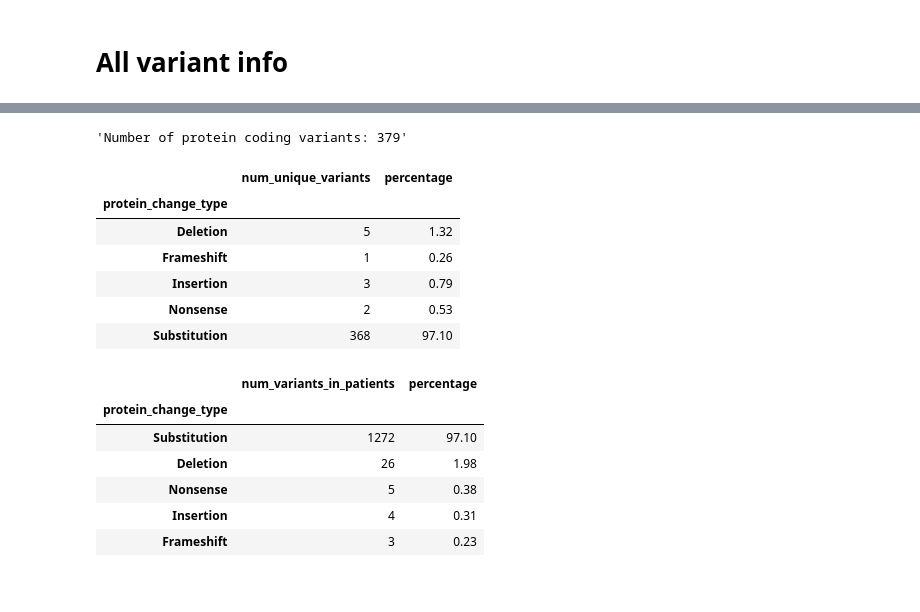
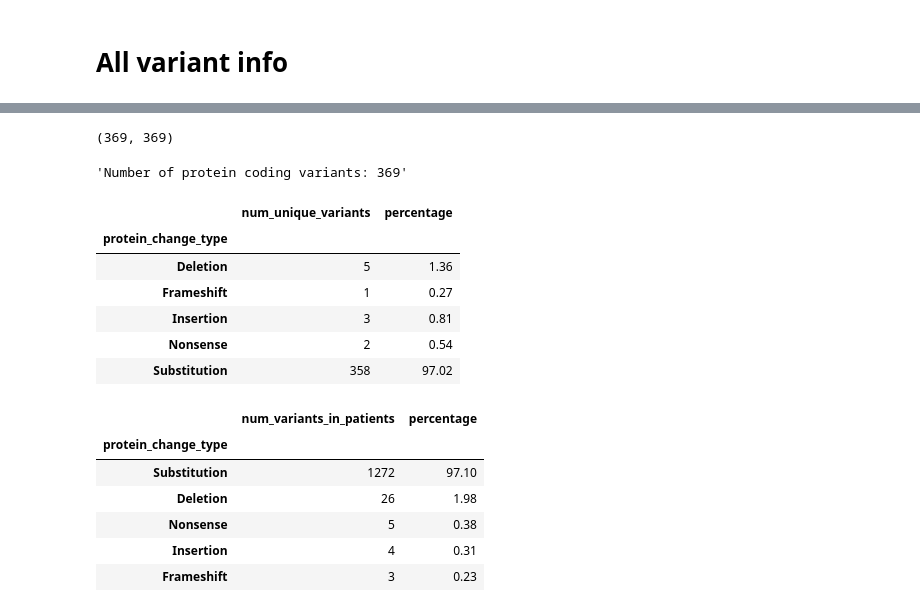
Before and after one commit to alexdaiii/cpvt_database_analysis, a Jupyter notebook: analysis/07_total_demographics.ipynb, the cells around one changed output, grey strips where cells are left out. Cells and saved outputs as stored; diff of their text form; code cells hidden in the pictures.

Commit message:
correct calculation of number of protein variants

```diff
--- a/analysis/07_total_demographics.ipynb
+++ b/analysis/07_total_demographics.ipynb
@@ -168,32 +177,40 @@ num_tot_vars
+# %%
+remove_parenthesis_p = df["p_hgvs_string"].fillna("").str.replace("(",
+                                                                  "").str.replace(
+    ")", "").nunique() - 1
+remove_parenthesis_p, df["p_hgvs_aa1"].nunique()
+# %% [output]
+(369, 369)
 # %%
-num_variant_by_protein = df["p_hgvs_string"].nunique()
+
+num_variant_by_protein = df["p_hgvs_aa1"].nunique()
 
 protein_coding_vars = f"Number of protein coding variants: {num_variant_by_protein}"
 protein_coding_vars
 # %% [output]
-'Number of protein coding variants: 379'
+'Number of protein coding variants: 369'
 # %%
 # protein change
-protein_change_type = df.drop_duplicates(subset=["p_hgvs_string"])[[
-    "p_hgvs_string", "protein_change_type"
+protein_change_type = df.drop_duplicates(subset=["p_hgvs_aa1"])[[
+    "p_hgvs_aa1", "protein_change_type"
 ]].groupby("protein_change_type").count()
 
-total_sum = protein_change_type["p_hgvs_string"].sum()
+total_sum = protein_change_type["p_hgvs_aa1"].sum()
 protein_change_type["percentage"] = (protein_change_type[
-                                         "p_hgvs_string"] / total_sum * 100).round(
+                                         "p_hgvs_aa1"] / total_sum * 100).round(
     2)
 
 protein_change_type.columns = ["num_unique_variants", "percentage"]
 
 protein_change_type
 # %% [output]
 |  | num_unique_variants | percentage |
 | protein_change_type |  |  |
-| Deletion | 5 | 1.32 |
-| Frameshift | 1 | 0.26 |
-| Insertion | 3 | 0.79 |
-| Nonsense | 2 | 0.53 |
-| Substitution | 368 | 97.10 |
+| Deletion | 5 | 1.36 |
+| Frameshift | 1 | 0.27 |
+| Insertion | 3 | 0.81 |
+| Nonsense | 2 | 0.54 |
+| Substitution | 358 | 97.02 |
 # %%
 # protein change in patients
 patient_variant_type = pd.DataFrame(
```
Also changed, not shown: parts of 3 cells of this notebook, 2 other files.
